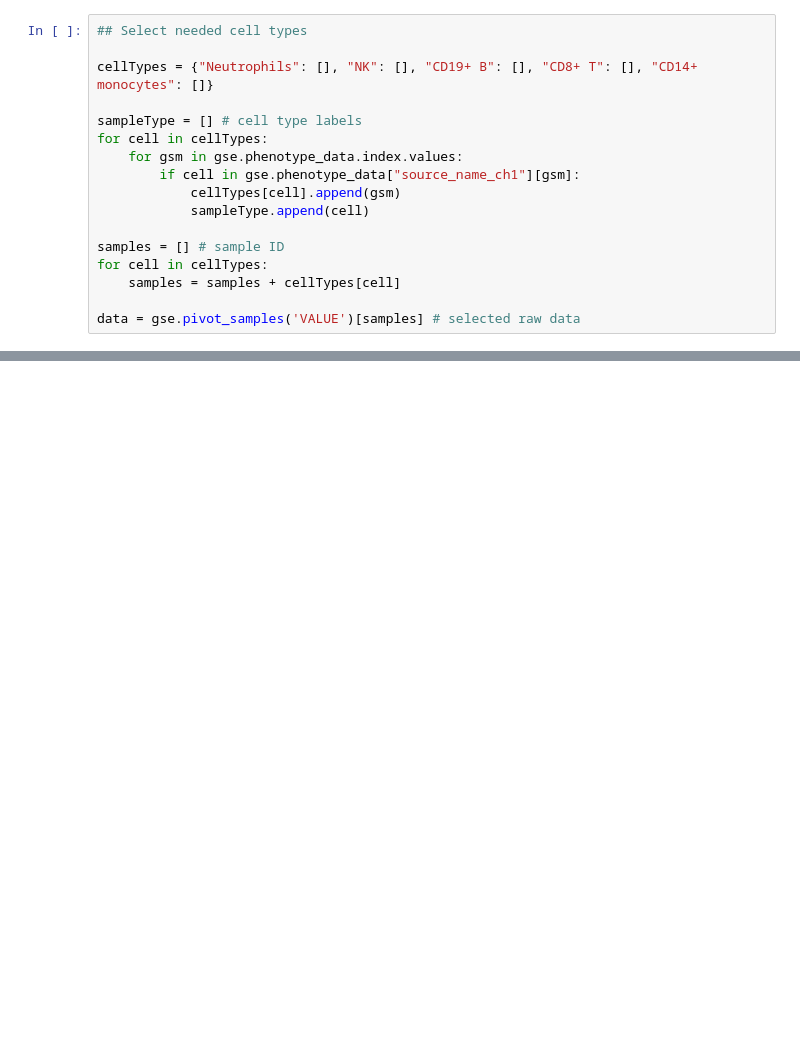
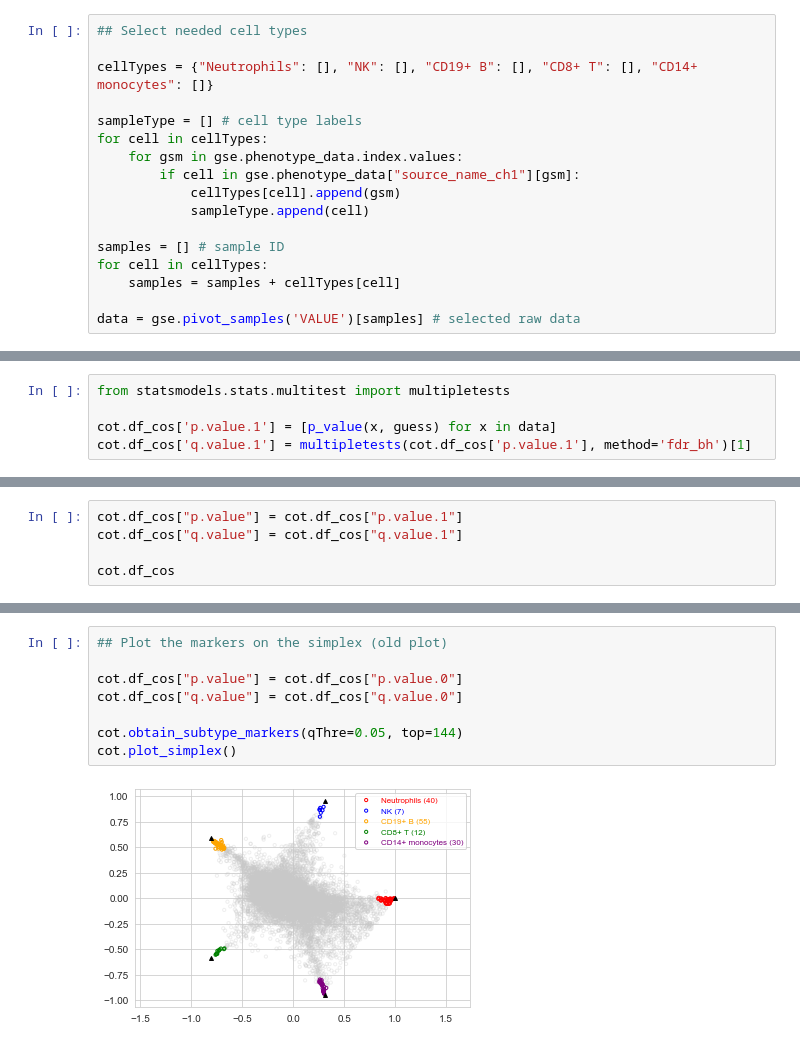
Before and after one commit to MintaYLu/COT, a Jupyter notebook: Example_GSE28490.ipynb, the cells around one changed output, grey strips where cells are left out. Drawn from its saved outputs; the diff is of its cells as text; blank space fills up the shorter version.

```diff
--- a/Example_GSE28490.ipynb
+++ b/Example_GSE28490.ipynb
@@ -60,0 +261,5 @@ cot.plot_simplex()
+# %%
+from statsmodels.stats.multitest import multipletests
+
+cot.df_cos['p.value.1'] = [p_value(x, guess) for x in data]
+cot.df_cos['q.value.1'] = multipletests(cot.df_cos['p.value.1'], method='fdr_bh')[1]
@@ -60,0 +278,5 @@ cot.plot_simplex()
+# %%
+cot.df_cos["p.value"] = cot.df_cos["p.value.1"]
+cot.df_cos["q.value"] = cot.df_cos["q.value.1"]
+
+cot.df_cos
@@ -60,0 +298,10 @@ cot.plot_simplex()
+# %%
+## Plot the markers on the simplex (old plot)
+
+cot.df_cos["p.value"] = cot.df_cos["p.value.0"]
+cot.df_cos["q.value"] = cot.df_cos["q.value.0"]
+
+cot.obtain_subtype_markers(qThre=0.05, top=144)
+cot.plot_simplex()
+# %% [output]
+[figure, added]
```
Also changed, not shown: parts of 16 cells of this notebook, 1 other file.
